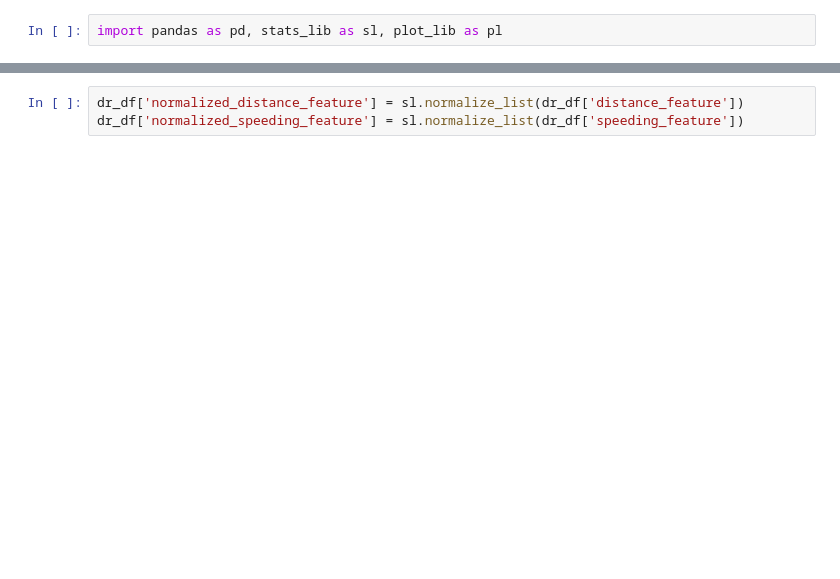
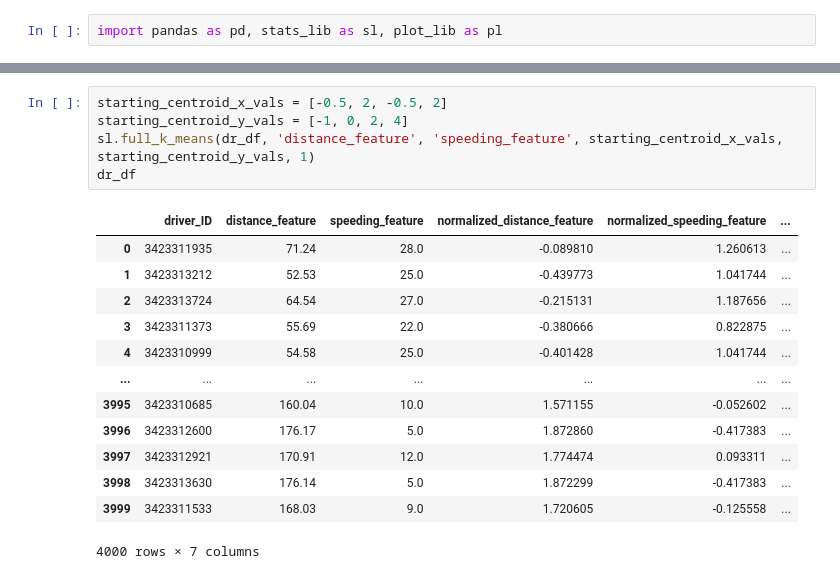
Before and after one commit to Charles-Roush/clustering, a Jupyter notebook: clustering.ipynb, the cells around one changed output, grey strips where cells are left out. Cells and saved outputs as stored; diff of their text form; blank space fills up the shorter version.

```diff
--- a/clustering.ipynb
+++ b/clustering.ipynb
@@ -9,6 +25,22 @@ pl.SubPlot([[sp]]).plot()
-# %%
-dr_df['normalized_distance_feature'] = sl.normalize_list(dr_df['distance_feature'])
-dr_df['normalized_speeding_feature'] = sl.normalize_list(dr_df['speeding_feature'])
+# %%
+starting_centroid_x_vals = [-0.5, 2, -0.5, 2]
+starting_centroid_y_vals = [-1, 0, 2, 4]
+sl.full_k_means(dr_df, 'distance_feature', 'speeding_feature', starting_centroid_x_vals, starting_centroid_y_vals, 1)
+dr_df
+# %% [output]
+|  | driver_ID | distance_feature | speeding_feature | normalized_distance_feature | normalized_speeding_feature | ... |
+| 0 | 3423311935 | 71.24 | 28.0 | -0.089810 | 1.260613 | ... |
+| 1 | 3423313212 | 52.53 | 25.0 | -0.439773 | 1.041744 | ... |
+| 2 | 3423313724 | 64.54 | 27.0 | -0.215131 | 1.187656 | ... |
+| 3 | 3423311373 | 55.69 | 22.0 | -0.380666 | 0.822875 | ... |
+| 4 | 3423310999 | 54.58 | 25.0 | -0.401428 | 1.041744 | ... |
+| ... | ... | ... | ... | ... | ... | ... |
+| 3995 | 3423310685 | 160.04 | 10.0 | 1.571155 | -0.052602 | ... |
+| 3996 | 3423312600 | 176.17 | 5.0 | 1.872860 | -0.417383 | ... |
+| 3997 | 3423312921 | 170.91 | 12.0 | 1.774474 | 0.093311 | ... |
+| 3998 | 3423313630 | 176.14 | 5.0 | 1.872299 | -0.417383 | ... |
+| 3999 | 3423311533 | 168.03 | 9.0 | 1.720605 | -0.125558 | ... |
+4000 rows × 7 columns
 # %%
 sp = pl.ScatterPlot(dr_df['normalized_distance_feature'], dr_df['normalized_speeding_feature'])
 pl.SubPlot([[sp]]).plot()
```
Also changed, not shown: parts of 6 cells of this notebook, 4 other files.
